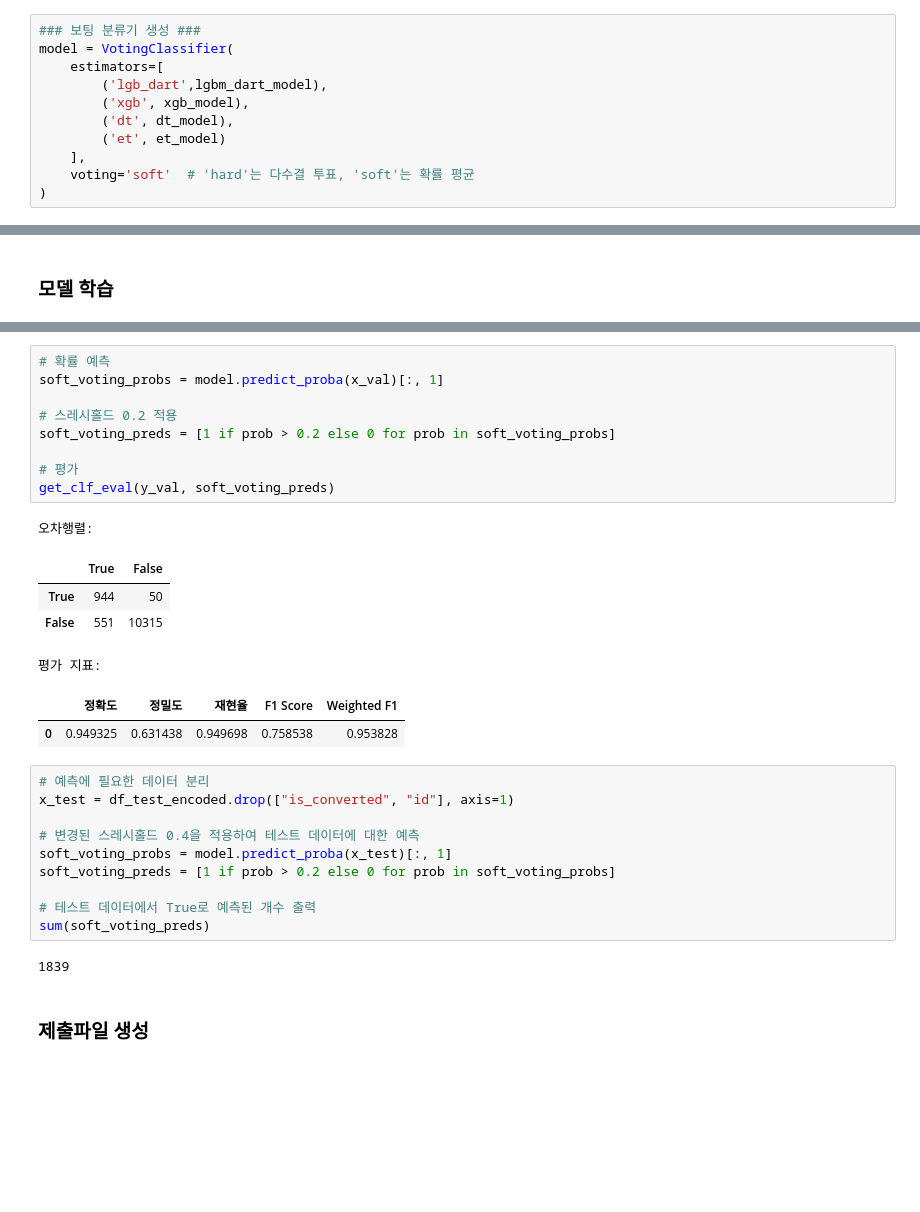
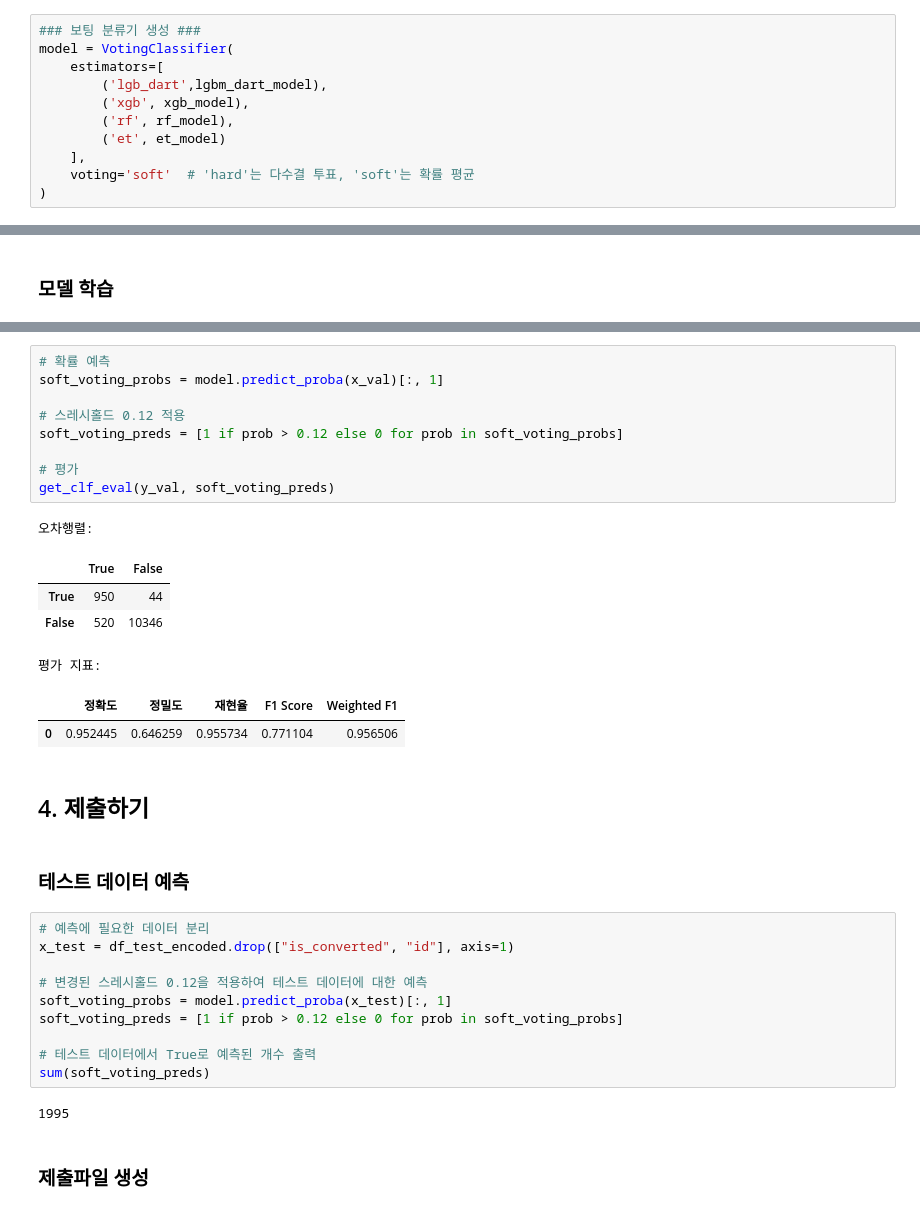
Before and after one commit to BaekJunehong/LG_Aimers_4th, a Jupyter notebook: Total_code_ingyu.ipynb, the cells around one changed output, grey strips where cells are left out. Saved outputs shown, nothing was run; the diff lists cells and outputs as text; blank space fills up the shorter version.

```diff
--- a/Total_code_ingyu.ipynb
+++ b/Total_code_ingyu.ipynb
@@ -1087,7 +1046,7 @@ model = VotingClassifier(
     estimators=[
         ('lgb_dart',lgbm_dart_model),
         ('xgb', xgb_model),
-        ('dt', dt_model),
+        ('rf', rf_model),
         ('et', et_model)
     ],
     voting='soft'  # 'hard'는 다수결 투표, 'soft'는 확률 평균
@@ -1119,32 +1078,36 @@ VotingClassifier(estimators=[('lgb_dart',
 # %%
 # 확률 예측
 soft_voting_probs = model.predict_proba(x_val)[:, 1]
 
-# 스레시홀드 0.2 적용
-soft_voting_preds = [1 if prob > 0.2 else 0 for prob in soft_voting_probs]
+# 스레시홀드 0.12 적용
+soft_voting_preds = [1 if prob > 0.12 else 0 for prob in soft_voting_probs]
 
 # 평가
 get_clf_eval(y_val, soft_voting_preds)
 # %% [output]
 오차행렬:
 |  | True | False |
-| True | 944 | 50 |
-| False | 551 | 10315 |
+| True | 950 | 44 |
+| False | 520 | 10346 |
 평가 지표:
 |  | 정확도 | 정밀도 | 재현율 | F1 Score | Weighted F1 |
-| 0 | 0.949325 | 0.631438 | 0.949698 | 0.758538 | 0.953828 |
+| 0 | 0.952445 | 0.646259 | 0.955734 | 0.771104 | 0.956506 |
+# %% [markdown]
+## 4. 제출하기
+# %% [markdown]
+### 테스트 데이터 예측
 # %%
 # 예측에 필요한 데이터 분리
 x_test = df_test_encoded.drop(["is_converted", "id"], axis=1)
 
-# 변경된 스레시홀드 0.4을 적용하여 테스트 데이터에 대한 예측
+# 변경된 스레시홀드 0.12을 적용하여 테스트 데이터에 대한 예측
 soft_voting_probs = model.predict_proba(x_test)[:, 1]
-soft_voting_preds = [1 if prob > 0.2 else 0 for prob in soft_voting_probs]
+soft_voting_preds = [1 if prob > 0.12 else 0 for prob in soft_voting_probs]
 
 # 테스트 데이터에서 True로 예측된 개수 출력
 sum(soft_voting_preds)
 # %% [output]
-1839
+1995
 # %% [markdown]
 ### 제출파일 생성
 # %%
```
Also changed, not shown: parts of 2 cells of this notebook, 2 other files.
